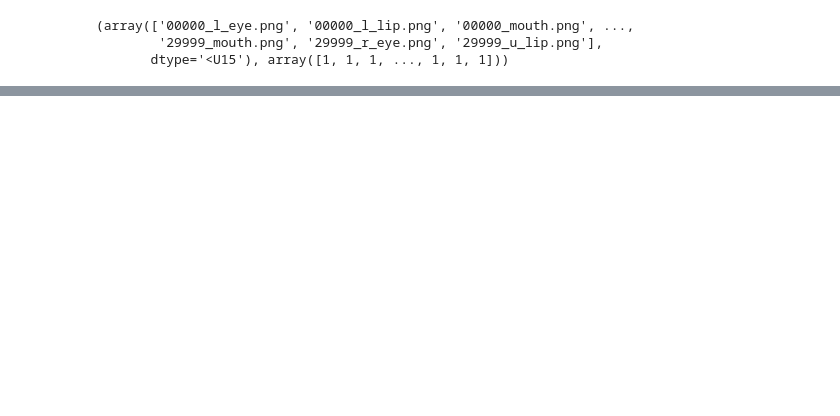
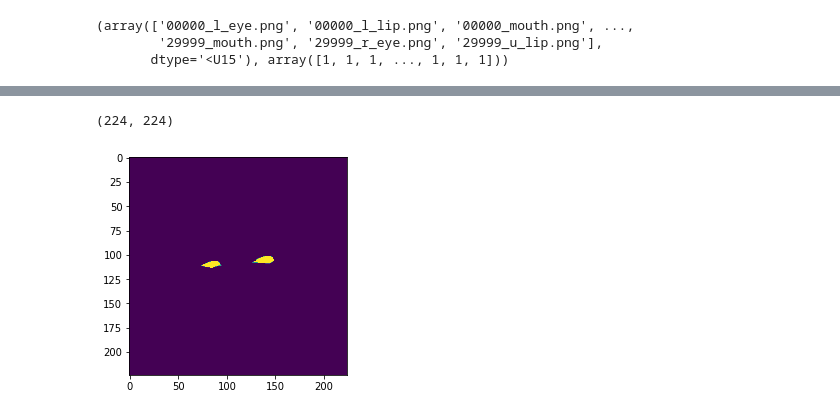
Before and after one commit to macabdul9/face-segmentation, a Jupyter notebook: Exploratory Data Analysis.ipynb, the cells around one changed output, grey strips where cells are left out. Drawn from its saved outputs; the diff is of its cells as text; code cells hidden in the pictures; blank space fills up the shorter version.

```diff
--- a/Exploratory Data Analysis.ipynb
+++ b/Exploratory Data Analysis.ipynb
@@ -175,0 +206,7 @@ np.unique(masks, return_counts=True)
+# %%
+eyes = cv2.add(l_eye, r_eye)
+plt.imshow(eyes)
+print(eyes.shape)
+# %% [output]
+(224, 224)
+[figure, added]
```
Also changed, not shown: parts of 66 cells of this notebook, 1 other file.
